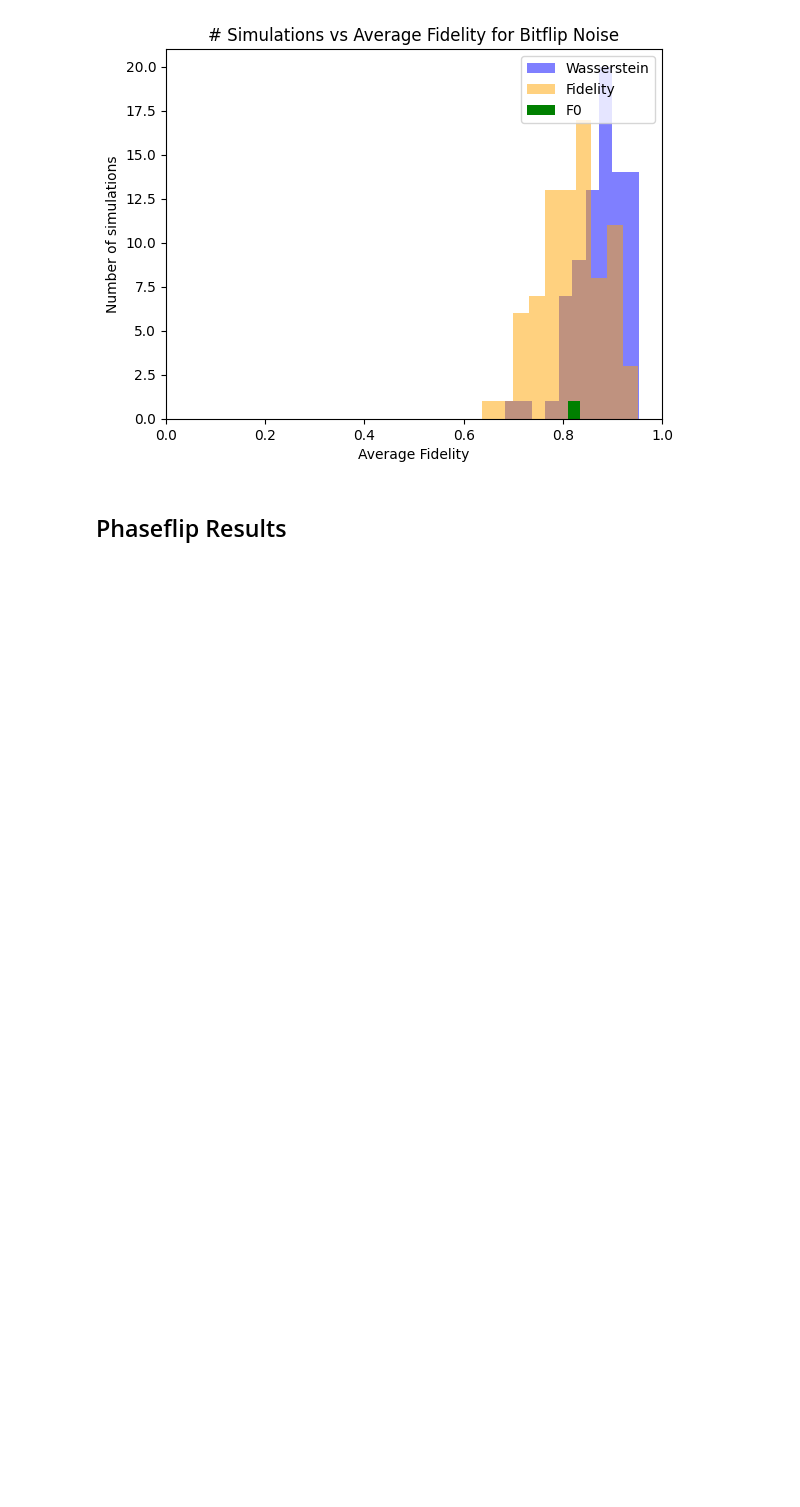
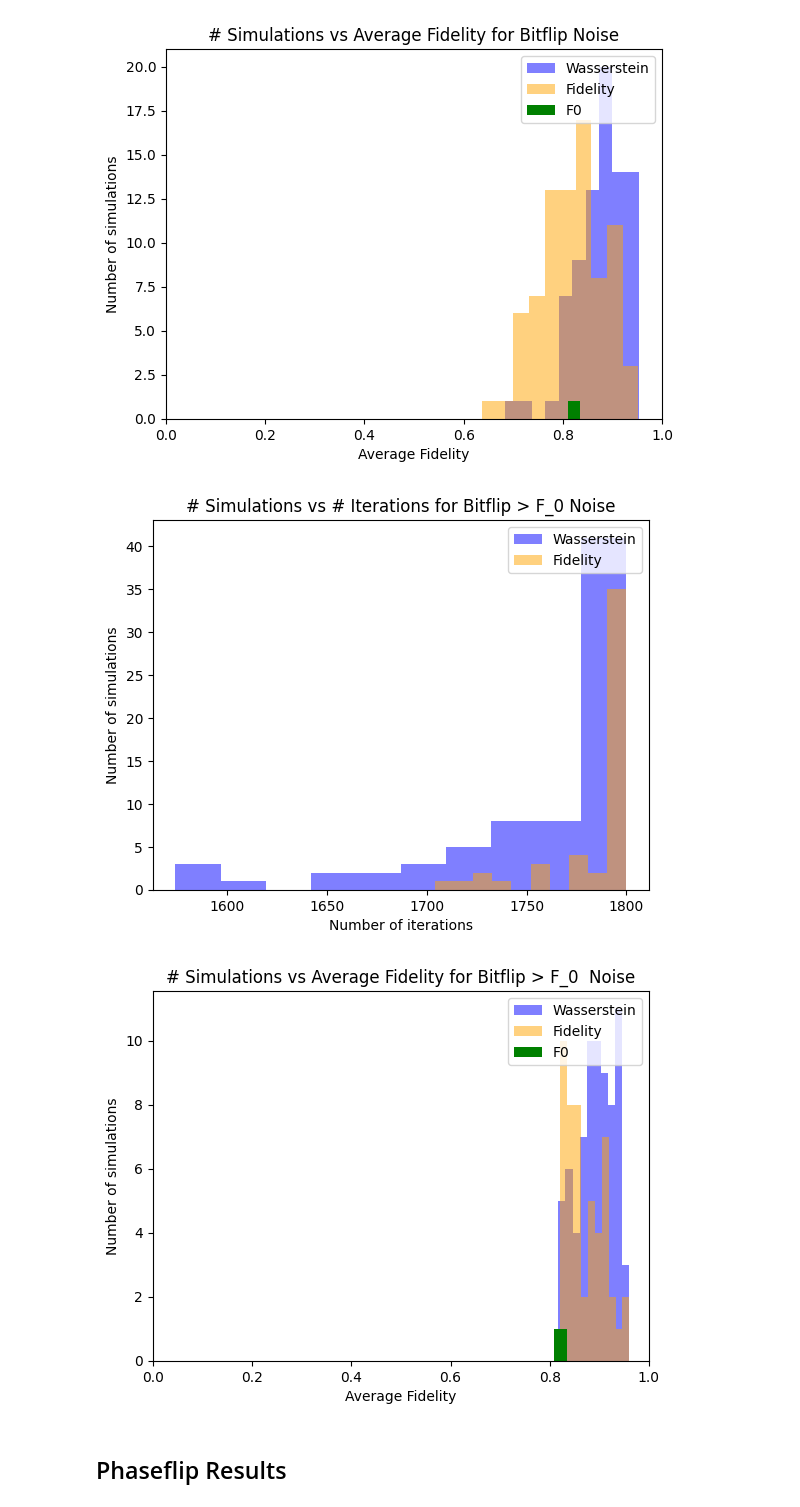
Before and after one commit to mattyen07/CPEN400Q-FinalProject, a Jupyter notebook: qec.ipynb, the cells around one changed output. Drawn from its saved outputs; the diff is of its cells as text; code cells hidden in the pictures; blank space fills up the shorter version.

Commit message:
NEW GRAPHS

```diff
--- a/qec.ipynb
+++ b/qec.ipynb
@@ -511,6 +511,26 @@ plotSimulation(wassIterationsBitflip, FidelityIterationsBitflip, wassFidelityBit
 # %% [output]
 [figure]
 [figure]
+# %%
+FidelityIterationsBitflipFiltered = []
+fidelityFidelityBitflipFiltered = []
+wassIterationsBitflipFiltered = []
+wassFidelityBitflipFiltered = []
+
+
+for i in range(num_sim):
+   if fidelityFidelityBitflip[i] > f_0:
+      FidelityIterationsBitflipFiltered.append(FidelityIterationsBitflip[i])
+      fidelityFidelityBitflipFiltered.append(fidelityFidelityBitflip[i])
+
+   if wassFidelityBitflip[i] > f_0:
+      wassIterationsBitflipFiltered.append(wassIterationsBitflip[i])
+      wassFidelityBitflipFiltered.append(wassFidelityBitflip[i])
+# %%
+plotSimulation(wassIterationsBitflipFiltered, FidelityIterationsBitflipFiltered, wassFidelityBitflipFiltered, fidelityFidelityBitflipFiltered, "Bitflip > F_0 ")
+# %% [output]
+[figure, added]
+[figure, added]
 # %% [markdown]
 ## Phaseflip Results
 # %%
```
Also changed, not shown: parts of 1 cell of this notebook.
